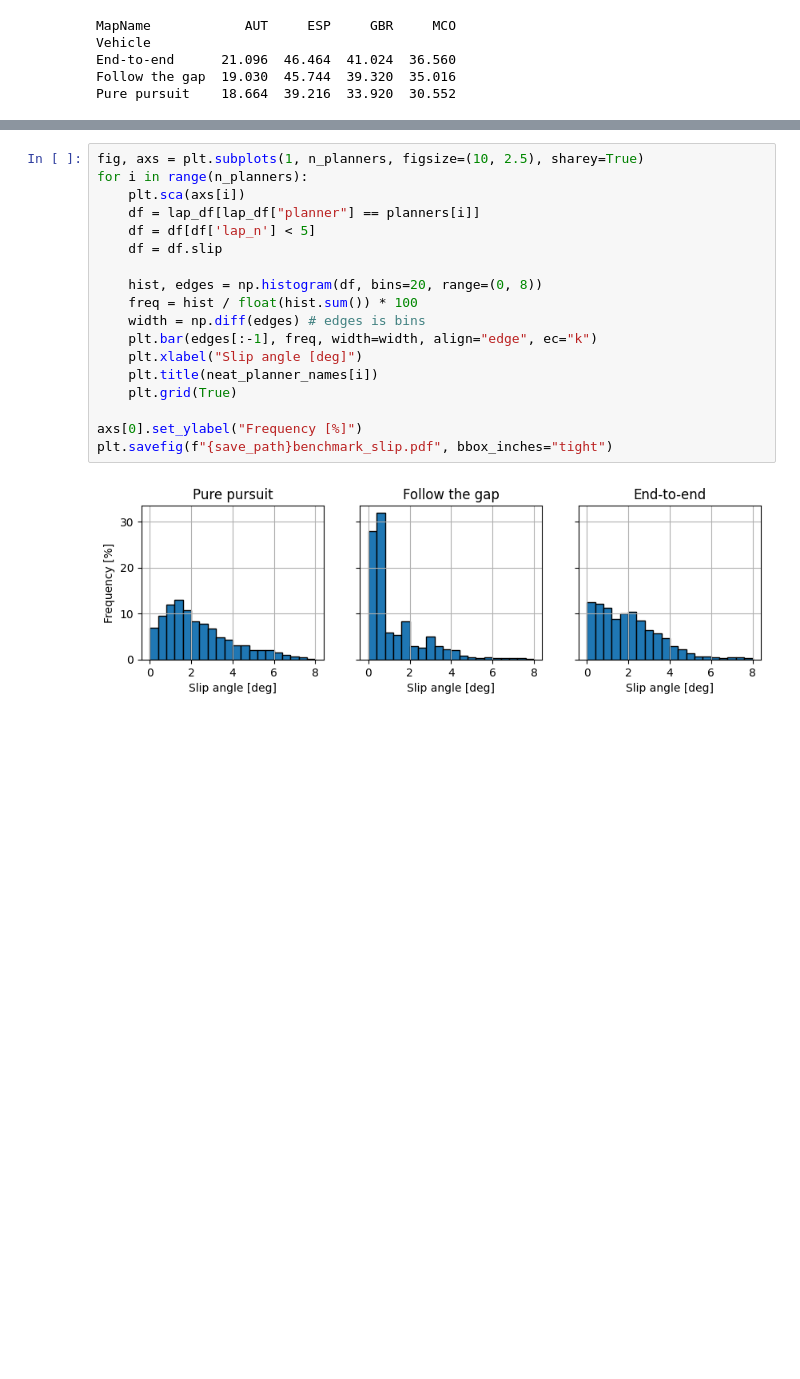
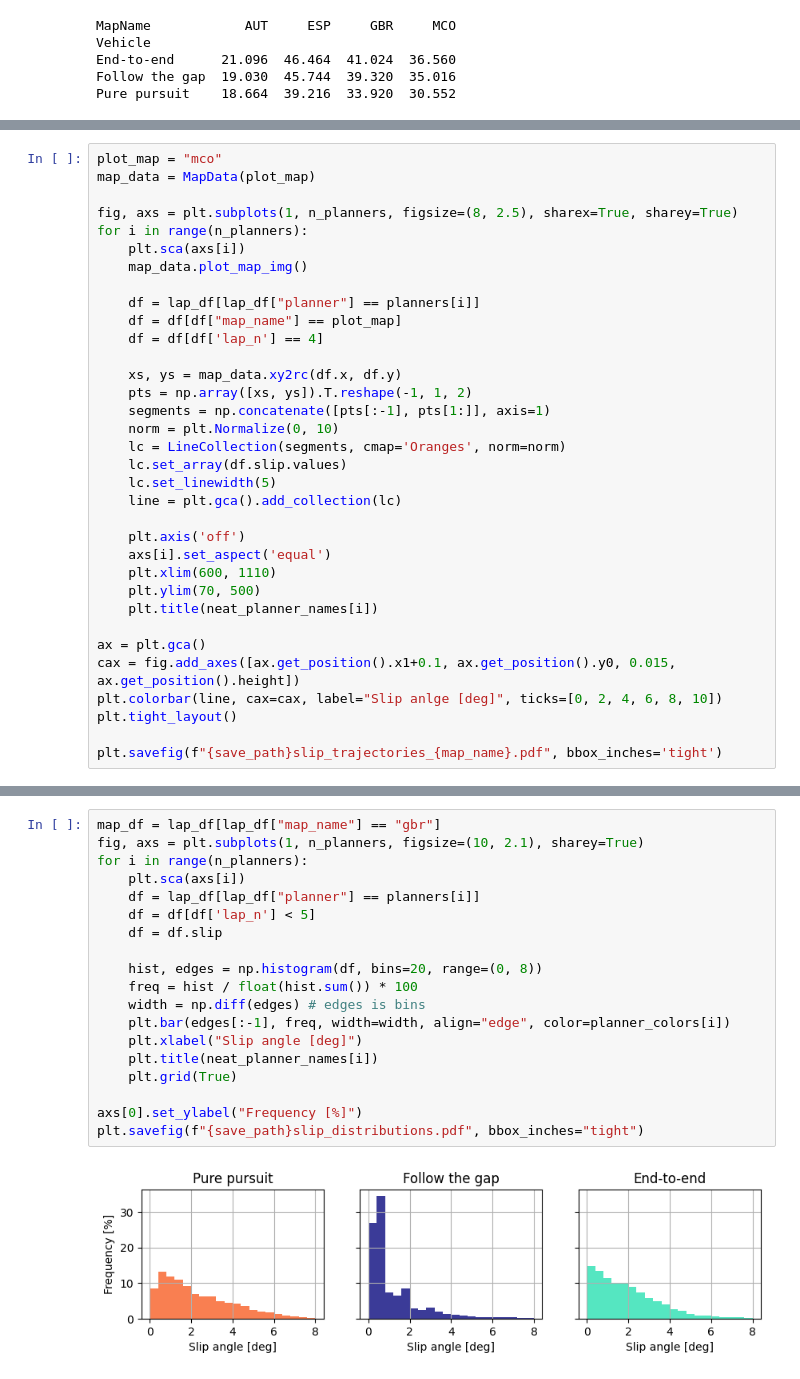
Before and after one commit to BDEvan5/f1tenth_benchmarks, a Jupyter notebook: Notebooks/benchmark_results.ipynb, the cells around one changed output, grey strips where cells are left out. Cells and saved outputs as stored; diff of their text form; blank space fills up the shorter version.

```diff
--- a/Notebooks/benchmark_results.ipynb
+++ b/Notebooks/benchmark_results.ipynb
@@ -182,0 +335,34 @@ End-to-end      13.725627
+# %%
+plot_map = "mco"
+map_data = MapData(plot_map)
+
+fig, axs = plt.subplots(1, n_planners, figsize=(8, 2.5), sharex=True, sharey=True)
+for i in range(n_planners):
+    plt.sca(axs[i])
+    map_data.plot_map_img()
+
+    df = lap_df[lap_df["planner"] == planners[i]]
+    df = df[df["map_name"] == plot_map]
+    df = df[df['lap_n'] == 4]
+
+    xs, ys = map_data.xy2rc(df.x, df.y)
+    pts = np.array([xs, ys]).T.reshape(-1, 1, 2)
+    segments = np.concatenate([pts[:-1], pts[1:]], axis=1)
+    norm = plt.Normalize(0, 10)
+    lc = LineCollection(segments, cmap='Oranges', norm=norm)
+    lc.set_array(df.slip.values)
+    lc.set_linewidth(5)
+    line = plt.gca().add_collection(lc)
+
+    plt.axis('off')
+    axs[i].set_aspect('equal')
+    plt.xlim(600, 1110)
+    plt.ylim(70, 500)
+    plt.title(neat_planner_names[i])
+
+ax = plt.gca()
+cax = fig.add_axes([ax.get_position().x1+0.1, ax.get_position().y0, 0.015, ax.get_position().height])
+plt.colorbar(line, cax=cax, label="Slip anlge [deg]", ticks=[0, 2, 4, 6, 8, 10])
+plt.tight_layout()
+
+plt.savefig(f"{save_path}slip_trajectories_{map_name}.pdf", bbox_inches='tight')
@@ -183,20 +371,21 @@ End-to-end      13.725627
 # %%
-fig, axs = plt.subplots(1, n_planners, figsize=(10, 2.5), sharey=True)
+map_df = lap_df[lap_df["map_name"] == "gbr"]
+fig, axs = plt.subplots(1, n_planners, figsize=(10, 2.1), sharey=True)
 for i in range(n_planners):
     plt.sca(axs[i])
     df = lap_df[lap_df["planner"] == planners[i]]
     df = df[df['lap_n'] < 5]
     df = df.slip
 
     hist, edges = np.histogram(df, bins=20, range=(0, 8))
     freq = hist / float(hist.sum()) * 100
     width = np.diff(edges) # edges is bins
-    plt.bar(edges[:-1], freq, width=width, align="edge", ec="k")
+    plt.bar(edges[:-1], freq, width=width, align="edge", color=planner_colors[i])
     plt.xlabel("Slip angle [deg]")
     plt.title(neat_planner_names[i])
     plt.grid(True)
 
 axs[0].set_ylabel("Frequency [%]")
-plt.savefig(f"{save_path}benchmark_slip.pdf", bbox_inches="tight")
+plt.savefig(f"{save_path}slip_distributions.pdf", bbox_inches="tight")
 # %% [output]
-[figure, old version]
+[figure, new version]
```
Also changed, not shown: parts of 17 cells of this notebook, 6 other files.
